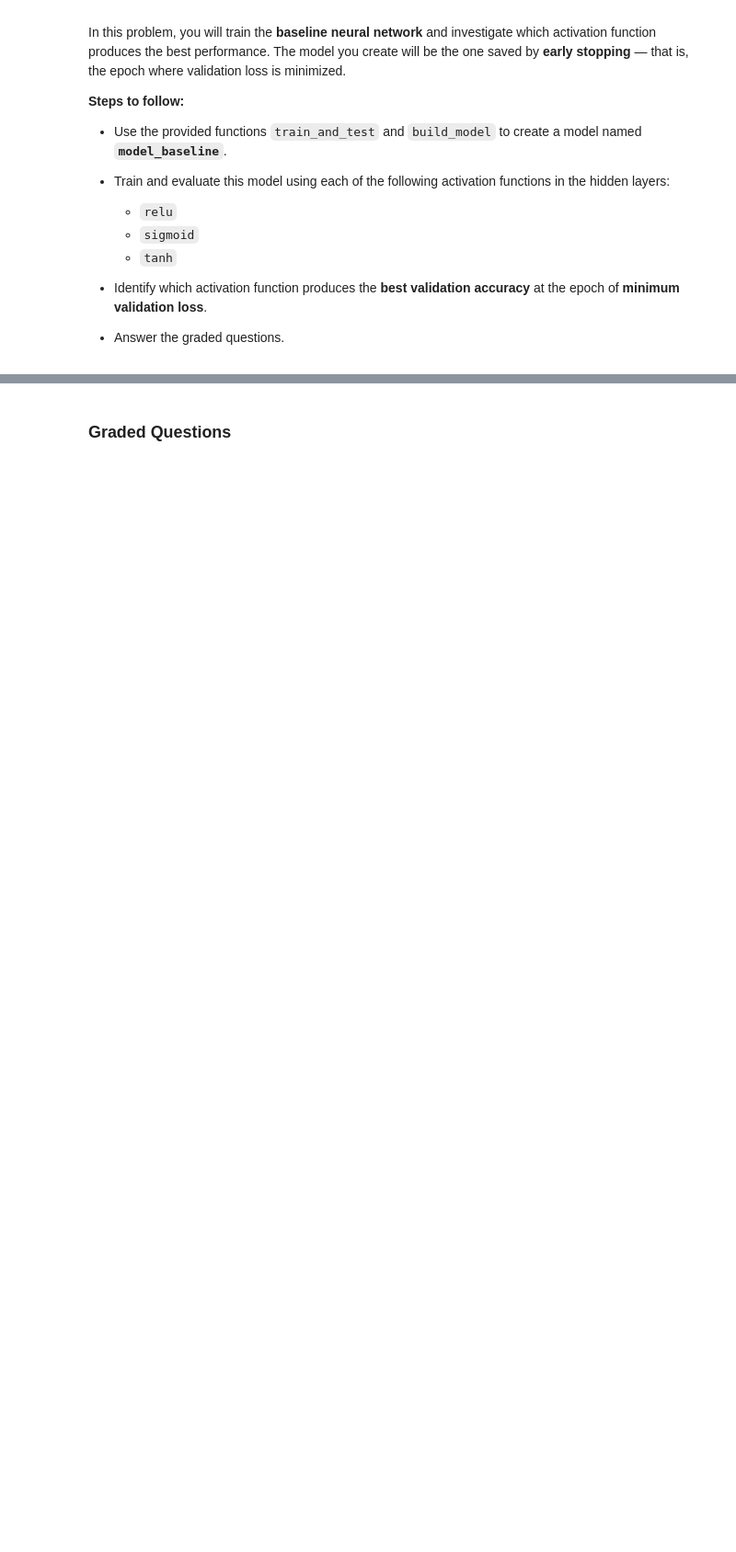
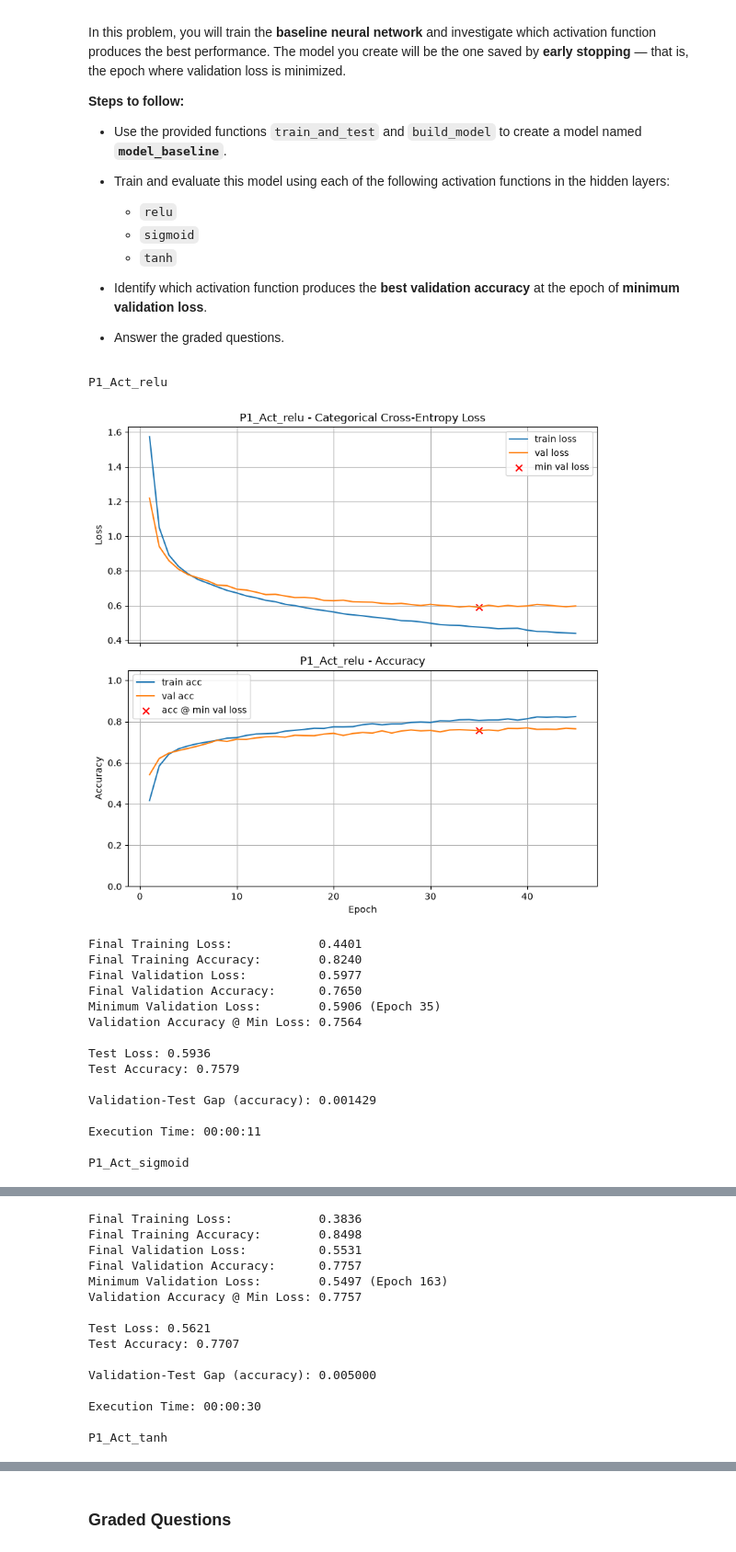
Before and after one commit to yy714x/DX703-Assignments, a Jupyter notebook: Homework_03.ipynb, the cells around one changed output, grey strips where cells are left out. Shown at 92% size. Cells and saved outputs as stored; diff of their text form; code cells hidden in the pictures; blank space fills up the shorter version.

```diff
--- a/Homework_03.ipynb
+++ b/Homework_03.ipynb
@@ -405,3 +410,30 @@ In this problem, you will train the **baseline neural network** and investigate
 * Answer the graded questions.
 # %%
 # Your code here. Add as many cells as you need.
+# Problem 1: Activation Functions
+activations = ['relu', 'sigmoid', 'tanh']
+
+for act in activations:
+    # Build baseline architecture: input -> 64 -> 32 -> output
+    model = build_model(X_train.shape[1], [(64, act, 0.0, 0.0), (32, act, 0.0, 0.0)], n_classes)
+    train_and_test(model, title=f"P1_Act_{act}", epochs=200)
+
+# Check print_results() after this cell completes to map the best performer to a1a and a1b.
+# %% [output]
+P1_Act_relu
+[figure, added]
+Final Training Loss:            0.4401
+Final Training Accuracy:        0.8240
+Final Validation Loss:          0.5977
+Final Validation Accuracy:      0.7650
+Minimum Validation Loss:        0.5906 (Epoch 35)
+Validation Accuracy @ Min Loss: 0.7564
+
+Test Loss: 0.5936
+Test Accuracy: 0.7579
+
+Validation-Test Gap (accuracy): 0.001429
+
+Execution Time: 00:00:11
+
+P1_Act_sigmoid
@@ -407,0 +441,15 @@ In this problem, you will train the **baseline neural network** and investigate
+Final Training Loss:            0.3836
+Final Training Accuracy:        0.8498
+Final Validation Loss:          0.5531
+Final Validation Accuracy:      0.7757
+Minimum Validation Loss:        0.5497 (Epoch 163)
+Validation Accuracy @ Min Loss: 0.7757
+
+Test Loss: 0.5621
+Test Accuracy: 0.7707
+
+Validation-Test Gap (accuracy): 0.005000
+
+Execution Time: 00:00:30
+
+P1_Act_tanh
```
Also changed, not shown: parts of 30 cells of this notebook.
